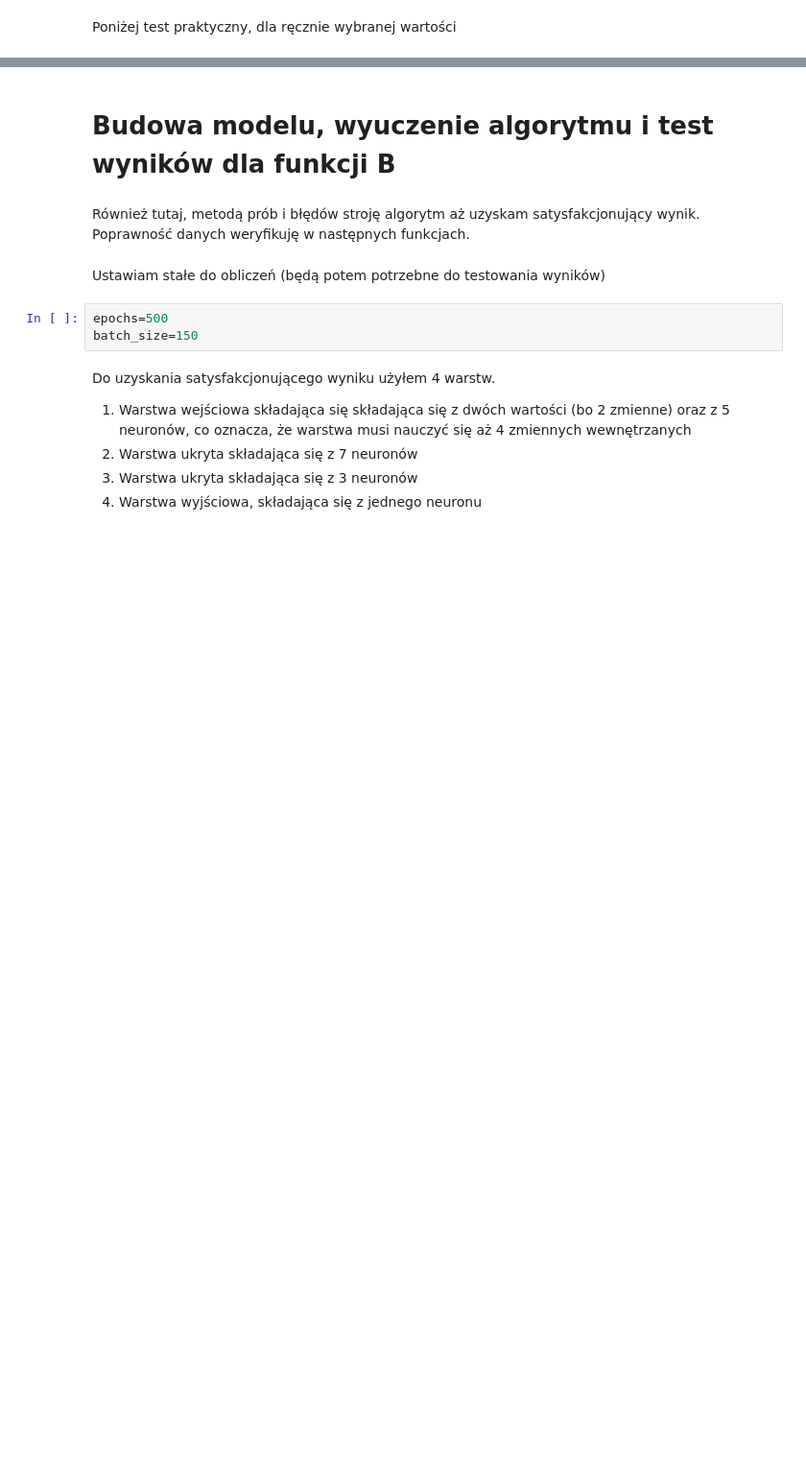
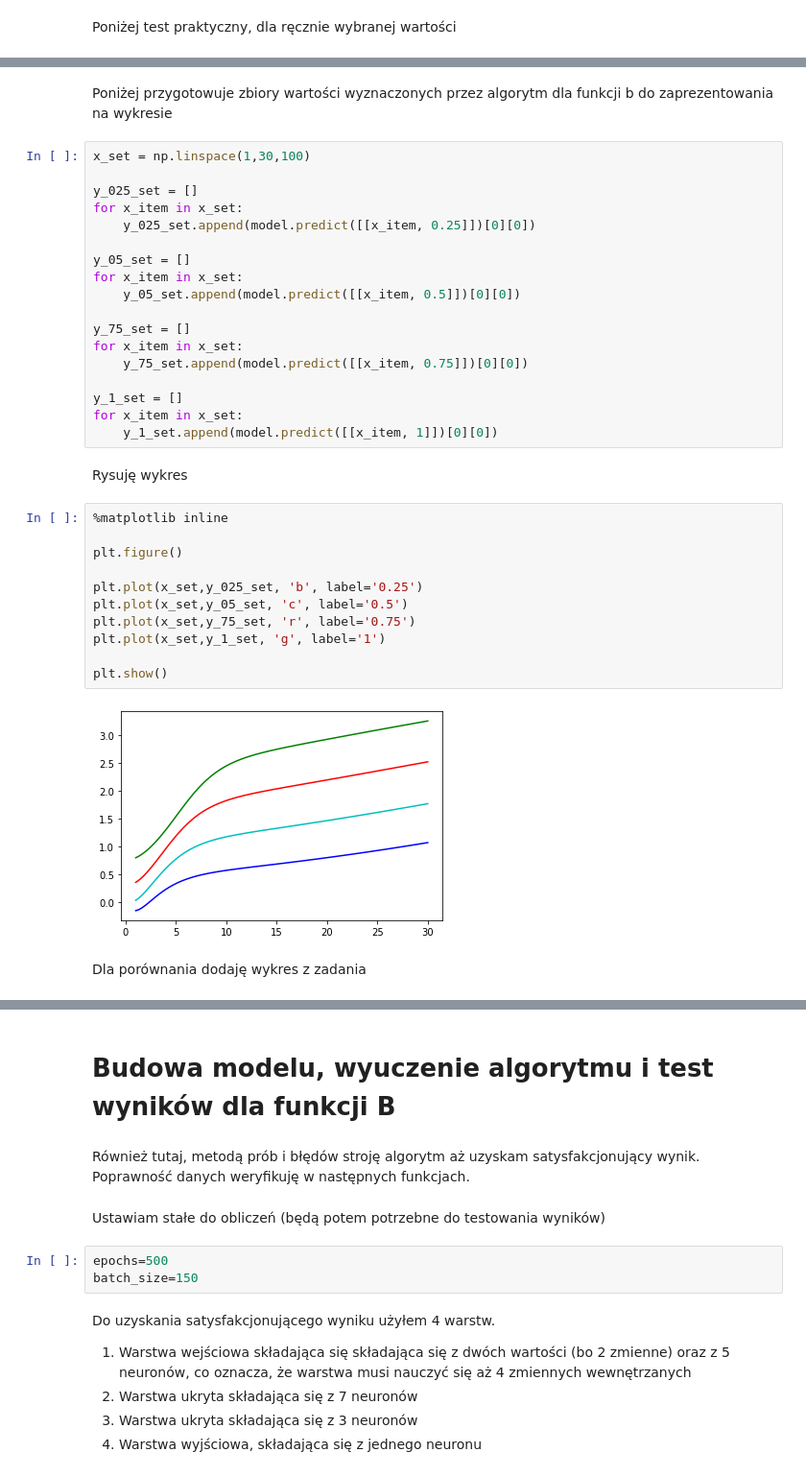
Before and after one commit to przemkomac/Artificial-Neural-Network-Model, a Jupyter notebook: Notebook.ipynb, the cells around one changed output, grey strips where cells are left out. Shown at 96% size. Saved outputs shown, nothing was run; the diff lists cells and outputs as text; blank space fills up the shorter version.

Commit message:
add visualisation and layer weights

```diff
--- a/Notebook.ipynb
+++ b/Notebook.ipynb
@@ -280,0 +307,37 @@ Uzyskany:[[1.4471533]]
+# %% [markdown]
+Poniżej przygotowuje zbiory wartości wyznaczonych przez algorytm dla funkcji b do zaprezentowania na wykresie
+# %%
+x_set = np.linspace(1,30,100)
+
+y_025_set = []
+for x_item in x_set:
+    y_025_set.append(model.predict([[x_item, 0.25]])[0][0])
+
+y_05_set = []
+for x_item in x_set:
+    y_05_set.append(model.predict([[x_item, 0.5]])[0][0])
+
+y_75_set = []
+for x_item in x_set:
+    y_75_set.append(model.predict([[x_item, 0.75]])[0][0])
+
+y_1_set = []
+for x_item in x_set:
+    y_1_set.append(model.predict([[x_item, 1]])[0][0])
+# %% [markdown]
+Rysuję wykres
+# %%
+%matplotlib inline
+
+plt.figure()
+
+plt.plot(x_set,y_025_set, 'b', label='0.25')
+plt.plot(x_set,y_05_set, 'c', label='0.5')
+plt.plot(x_set,y_75_set, 'r', label='0.75')
+plt.plot(x_set,y_1_set, 'g', label='1')
+
+plt.show()
+# %% [output]
+[figure, added]
+# %% [markdown]
+Dla porównania dodaję wykres z zadania
```
Also changed, not shown: parts of 26 cells of this notebook, 1 other file.
